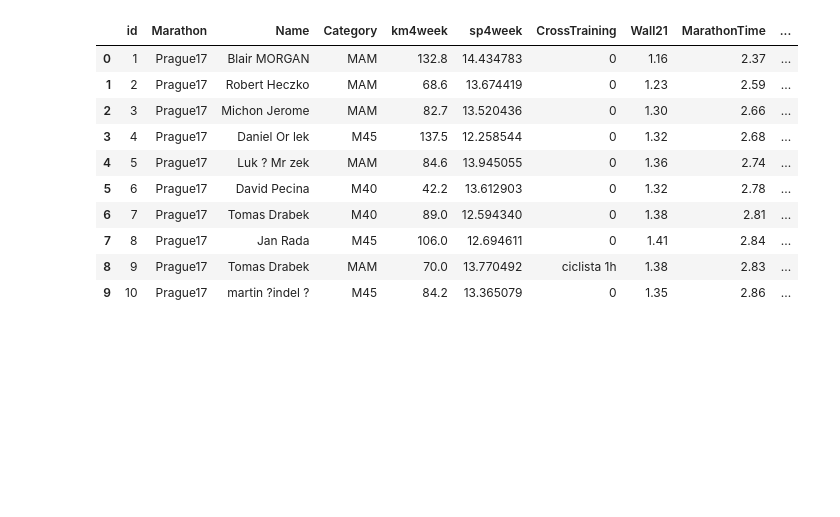
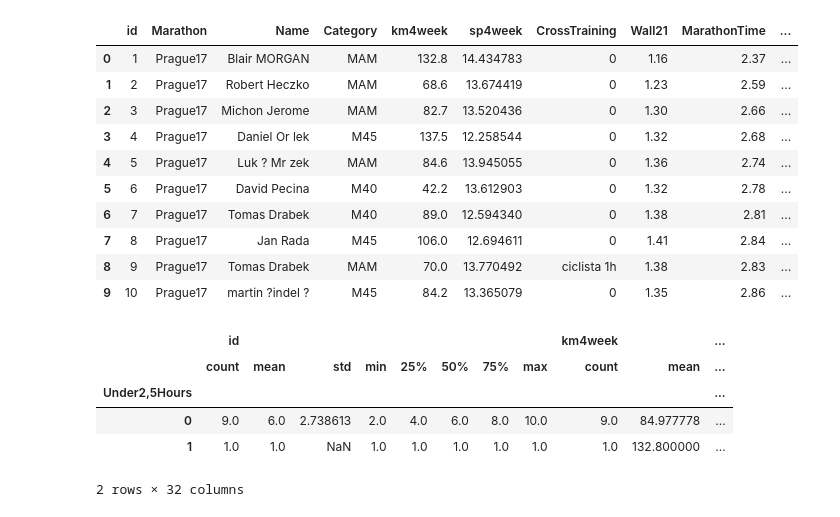
Before and after one commit to pavloshargan/UnivirsityTasks, a Jupyter notebook: KP-1.ipynb, the cells around one changed output. Cells and saved outputs as stored; diff of their text form; code cells hidden in the pictures; blank space fills up the shorter version.

```diff
--- a/KP-1.ipynb
+++ b/KP-1.ipynb
@@ -182,5 +182,14 @@ picked_rows
 | 7 | 8 | Prague17 | Jan Rada | M45 | 106.0 | 12.694611 | 0 | 1.41 | 2.84 | ... |
 | 8 | 9 | Prague17 | Tomas Drabek | MAM | 70.0 | 13.770492 | ciclista 1h | 1.38 | 2.83 | ... |
 | 9 | 10 | Prague17 | martin ?indel ? | M45 | 84.2 | 13.365079 | 0 | 1.35 | 2.86 | ... |
+# %%
+picked_rows.groupby('Under2,5Hours').describe()
+# %% [output]
+|  | id |  |  |  |  |  |  |  | km4week |  | ... |
+|  | count | mean | std | min | 25% | 50% | 75% | max | count | mean | ... |
+| Under2,5Hours |  |  |  |  |  |  |  |  |  |  | ... |
+| 0 | 9.0 | 6.0 | 2.738613 | 2.0 | 4.0 | 6.0 | 8.0 | 10.0 | 9.0 | 84.977778 | ... |
+| 1 | 1.0 | 1.0 | NaN | 1.0 | 1.0 | 1.0 | 1.0 | 1.0 | 1.0 | 132.800000 | ... |
+2 rows × 32 columns
 # %%
 picked_rows.to_csv('./WithNewField.csv')
```
Also changed, not shown: parts of 3 cells of this notebook, 5 other files.
